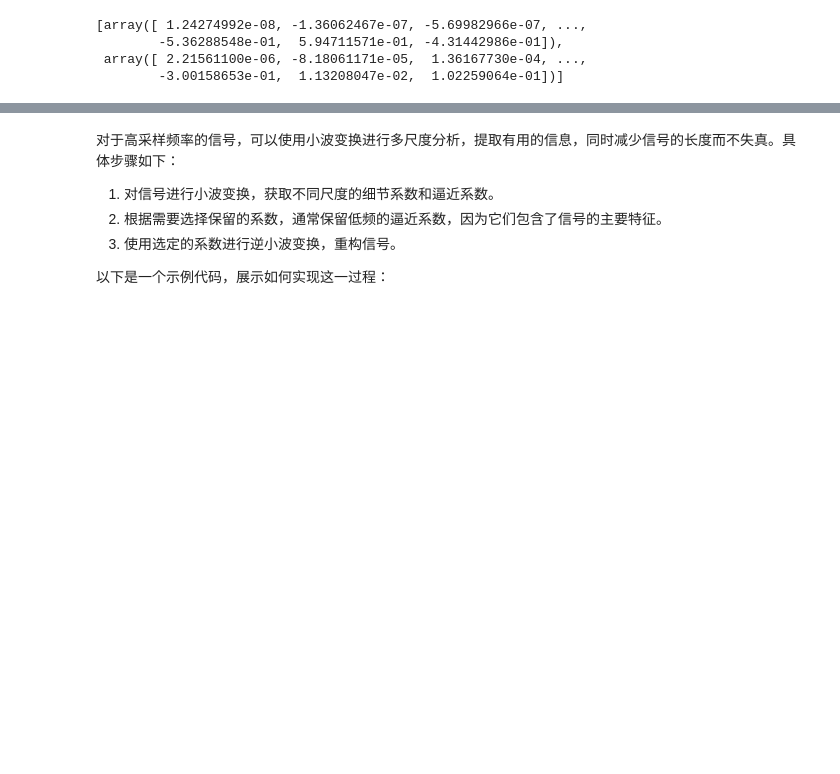
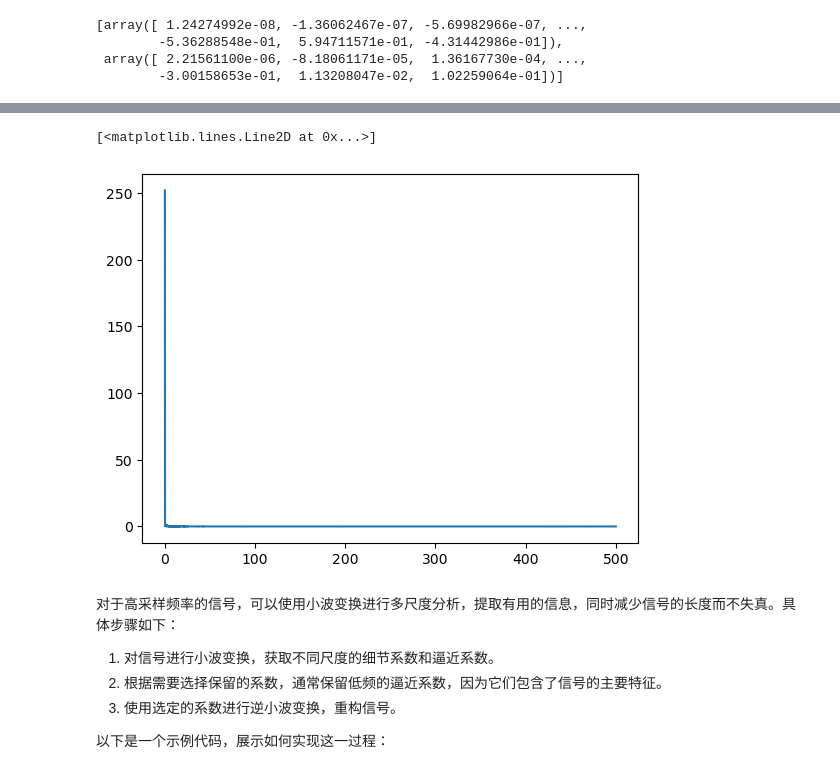
Before and after one commit to lomvix/time-serise, a Jupyter notebook: FMD_reconsitution.ipynb, the cells around one changed output, grey strips where cells are left out. Drawn from its saved outputs; the diff is of its cells as text; code cells hidden in the pictures; blank space fills up the shorter version.

```diff
--- a/FMD_reconsitution.ipynb
+++ b/FMD_reconsitution.ipynb
@@ -1016,3 +1085,11 @@ fmd.process(signal_x=signal_x)
+# %%
+xf,yf=envelope_spectrum(signal_x, fs)
+# amplitude = 2.0/N * np.abs(yf[:N//2])
+# freq = xf[:N//2]
+plt.plot(xf, yf)
+# %% [output]
+[<matplotlib.lines.Line2D at 0x...>]
+[figure, added]
 # %% [markdown]
 对于高采样频率的信号，可以使用小波变换进行多尺度分析，提取有用的信息，同时减少信号的长度而不失真。具体步骤如下：
 
```
Also changed, not shown: parts of 4 cells of this notebook, 5 other files.
